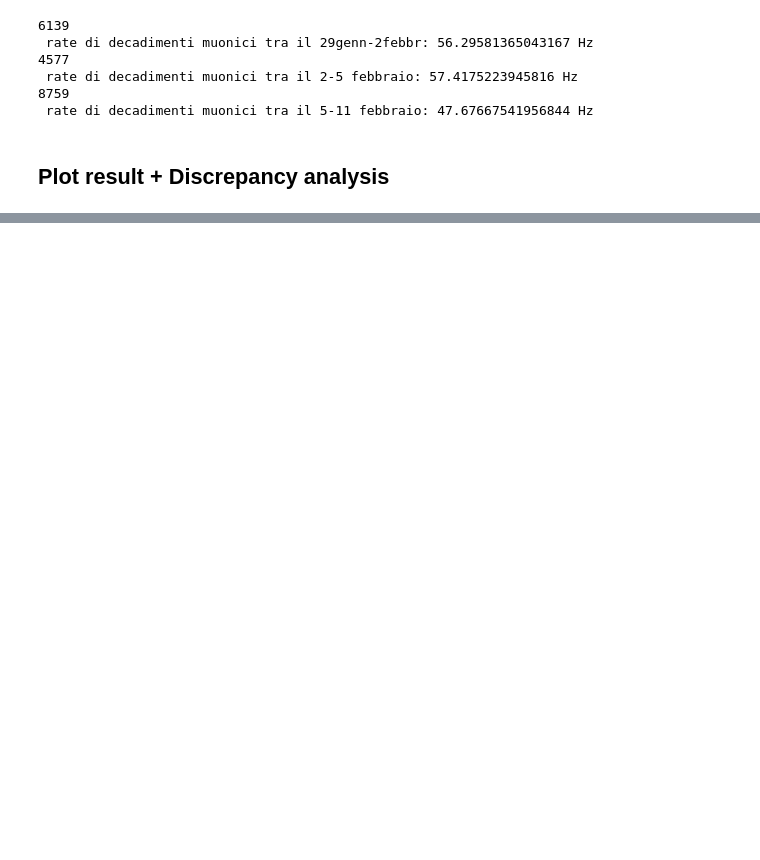
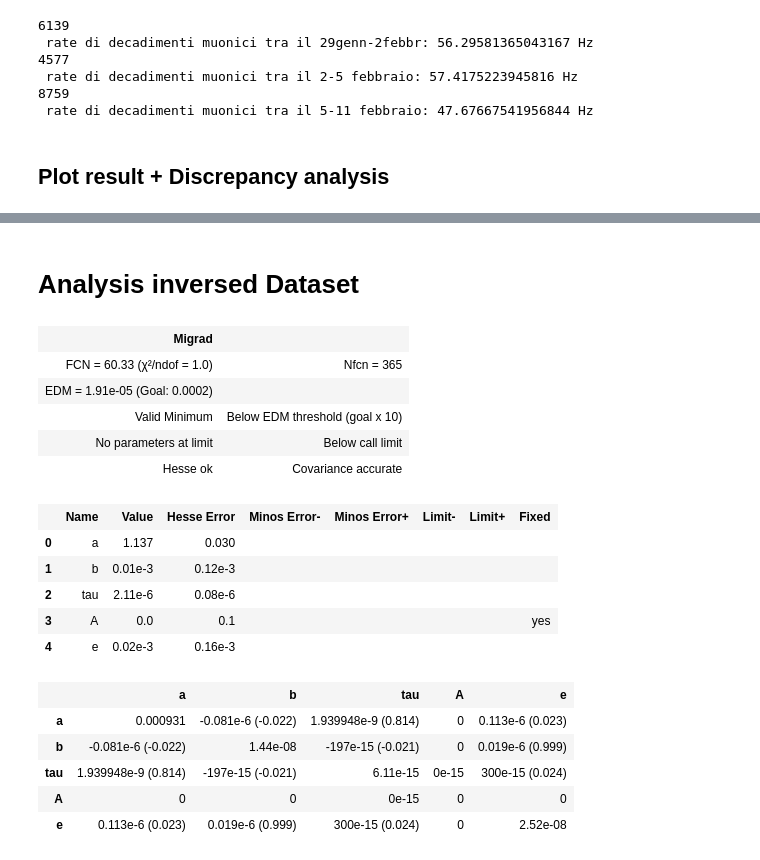
Before and after one commit to Matti-z/Lab-muons, a Jupyter notebook: hist_definitivo.ipynb, the cells around one changed output, grey strips where cells are left out. Cells and saved outputs as stored; diff of their text form; code cells hidden in the pictures; blank space fills up the shorter version.

```diff
--- a/hist_definitivo.ipynb
+++ b/hist_definitivo.ipynb
@@ -157,11 +166,15 @@ data_4 = np.genfromtxt("Data/timestamp/05_02_2026_18_17.csv", delimiter=',')
 data_5 = np.genfromtxt("Data/timestamp/11_02_2026_17_52.csv", delimiter=',')
 data_6 = np.genfromtxt("Data/timestamp/16_02_2026_12_25.csv", delimiter=',')
 data_7 = np.genfromtxt("Data/timestamp/20_02_2026_15_57.csv", delimiter=',')
-data_8 = np.genfromtxt("Data/timestamp/inverted_26_02_2026_16_57.csv" , delimiter=',')
+inv_data_1 = np.genfromtxt("Data/timestamp/inverted_26_02_2026_16_57.csv" , delimiter=',')
+mult_data_1 = np.genfromtxt("Data/timestamp/triple_04_03_2026_05_12.csv",delimiter=",")
+
+data_g , data_p = dataset_splitter( mult_data_1)
+
 
 data = np.concatenate((data_0, data_1, data_2, data_3, data_4, data_5, data_6, data_7))
 
-print(len(data),len(data_0), len(data_1), len(data_2), len(data_3), len(data_4), len(data_5), len(data_6), len(data_7) , len(data_8))
+print(len(data),len(data_0), len(data_1), len(data_2), len(data_3), len(data_4), len(data_5), len(data_6), len(data_7) , len(inv_data_1))
 # %% [output]
 49799 2976 9400 6139 4577 8759 7456 6355 4137 9874
 # %% [markdown]
@@ -368,0 +357,27 @@ minuit.hesse()
+# %% [markdown]
+# Analysis inversed Dataset
+# %%
+data_refact = inv_data_1[(inv_data_1 > 3e-7)&(inv_data_1 < 7.6e-6)]
+
+exp_unif_args = {"a": 0.9, "b": 0, "tau": TAU_MU , "A":0 , "e": max(data_refact)}
+g = dataset_analysis( data_refact , exp_unif , bins = n_bins , args=exp_unif_args)
+end(g)
+# %% [output]
+| Migrad |  |
+| FCN = 60.33 (χ²/ndof = 1.0) | Nfcn = 365 |
+| EDM = 1.91e-05 (Goal: 0.0002) |  |
+| Valid Minimum | Below EDM threshold (goal x 10) |
+| No parameters at limit | Below call limit |
+| Hesse ok | Covariance accurate |
+|  | Name | Value | Hesse Error | Minos Error- | Minos Error+ | Limit- | Limit+ | Fixed |
+| 0 | a | 1.137 | 0.030 |  |  |  |  |  |
+| 1 | b | 0.01e-3 | 0.12e-3 |  |  |  |  |  |
+| 2 | tau | 2.11e-6 | 0.08e-6 |  |  |  |  |  |
+| 3 | A | 0.0 | 0.1 |  |  |  |  | yes |
+| 4 | e | 0.02e-3 | 0.16e-3 |  |  |  |  |  |
+|  | a | b | tau | A | e |
+| a | 0.000931 | -0.081e-6 (-0.022) | 1.939948e-9 (0.814) | 0 | 0.113e-6 (0.023) |
+| b | -0.081e-6 (-0.022) | 1.44e-08 | -197e-15 (-0.021) | 0 | 0.019e-6 (0.999) |
+| tau | 1.939948e-9 (0.814) | -197e-15 (-0.021) | 6.11e-15 | 0e-15 | 300e-15 (0.024) |
+| A | 0 | 0 | 0e-15 | 0 | 0 |
+| e | 0.113e-6 (0.023) | 0.019e-6 (0.999) | 300e-15 (0.024) | 0 | 2.52e-08 |
```
Also changed, not shown: parts of 10 cells of this notebook.
